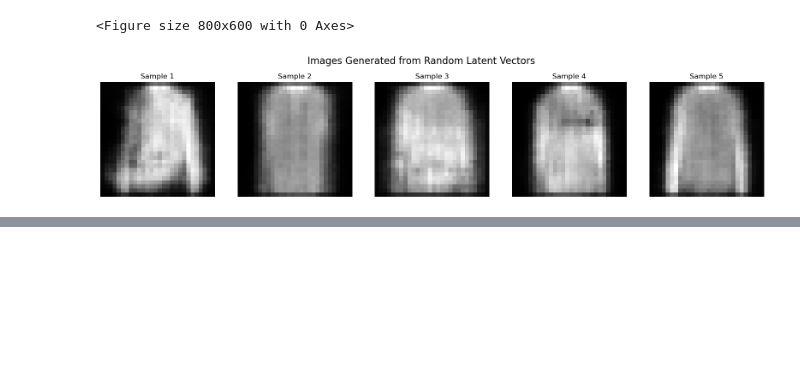
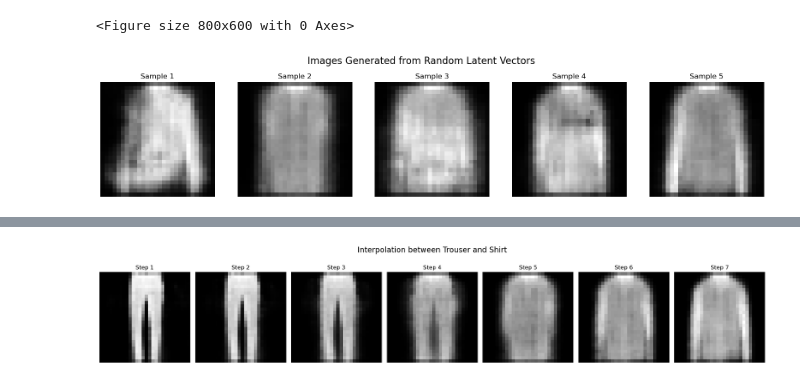
Before and after one commit to NatPath/Deep_learning_technion, a Jupyter notebook: Project - Autodecoder/AD_project_part2_guassian.ipynb, the cells around one changed output, grey strips where cells are left out. Cells and saved outputs as stored; diff of their text form; code cells hidden in the pictures; blank space fills up the shorter version.

```diff
--- a/Project - Autodecoder/AD_project_part2_guassian.ipynb
+++ b/Project - Autodecoder/AD_project_part2_guassian.ipynb
@@ -286,29 +168,29 @@ AttributeError: 'Tensor' object has no attribute 'y'
+# %%
+sample_trouser_latent= test_latents[1]
+sample_shirt_latent= test_latents[7]
 # %%
-# create a linear interpolation between two random points in the latent space and visualize the interpolation
-# as a sequence of images
-# Select two random points in the latent space
-z1 = torch.randn(1, latent_dim, device=device)
-z2 = torch.randn(1, latent_dim, device=device)
+# interpolate between the two samples
+# Define the number of interpolation steps
+num_steps = 7
 
-# Create a linear interpolation between the two points
-num_steps = 10
-interpolation = torch.zeros(num_steps, latent_dim, device=device)
-for i in range(num_steps):
-    alpha = i / (num_steps - 1)
-    interpolation[i] = (1 - alpha) * z1 + alpha * z2
+# Create interpolation steps between the two latent vectors
+interpolation_steps = torch.linspace(0, 1, num_steps).unsqueeze(1).to(device)
+interpolated_latents = sample_trouser_latent * (1 - interpolation_steps) + sample_shirt_latent * interpolation_steps
 
-# Generate images from the interpolated points
+# Generate images from the interpolated latent vectors
 vad.eval()
 with torch.no_grad():
-    generated_images = vad(interpolation)
+    interpolated_images = vad(interpolated_latents)
 
-# Visualize the interpolation
+# Visualize the interpolated images
 fig, axes = plt.subplots(1, num_steps, figsize=(20, 4))
 for i in range(num_steps):
-    axes[i].imshow(generated_images[i].squeeze().cpu(), cmap='gray')
+    axes[i].imshow(interpolated_images[i].squeeze().cpu(), cmap='gray')
     axes[i].axis('off')
     axes[i].set_title(f'Step {i+1}')
 
+plt.suptitle('Interpolation between Trouser and Shirt', fontsize=16)
 plt.tight_layout()
-plt.suptitle('Linear Interpolation in Latent Space', fontsize=16)
 plt.show()
+# %% [output]
+[figure, added]
```
Also changed, not shown: parts of 6 cells of this notebook, 4 other files.
